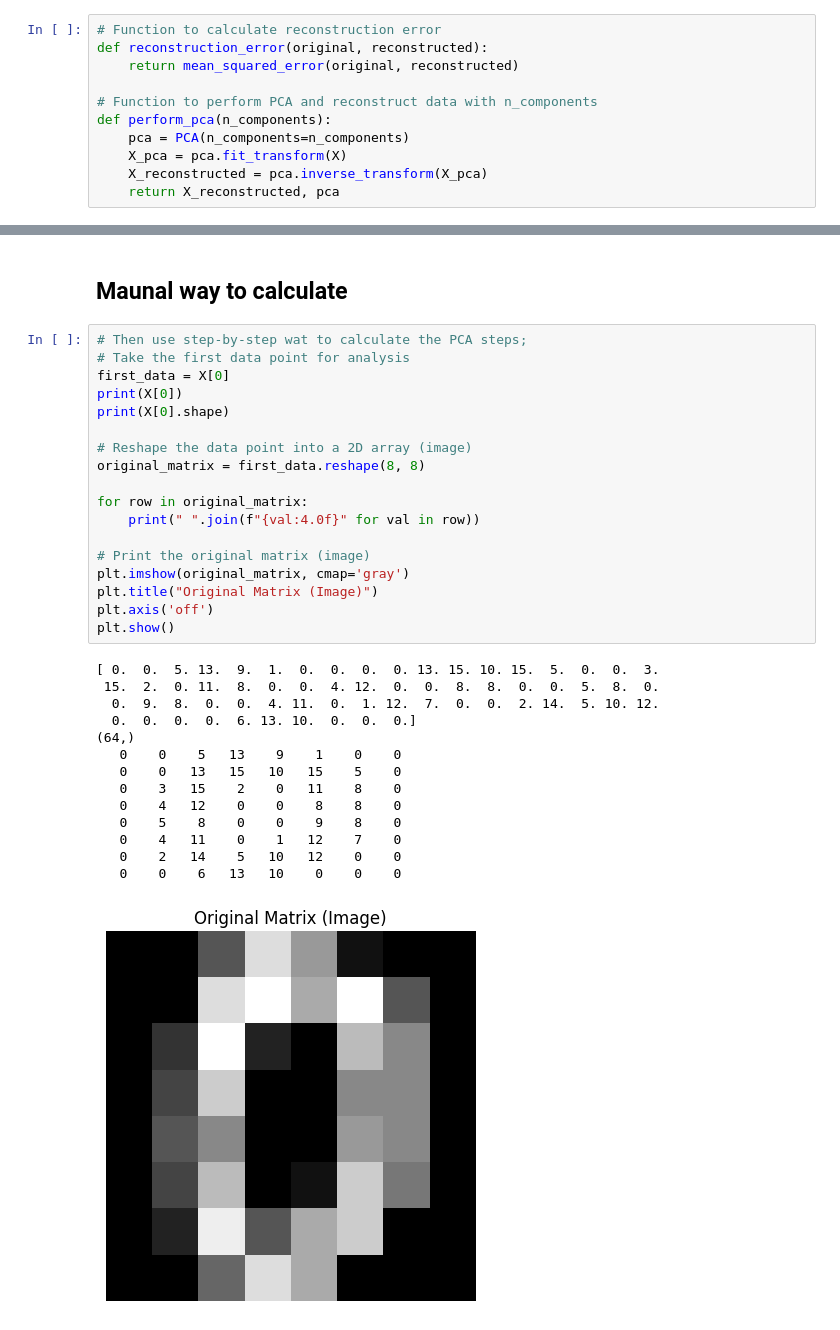
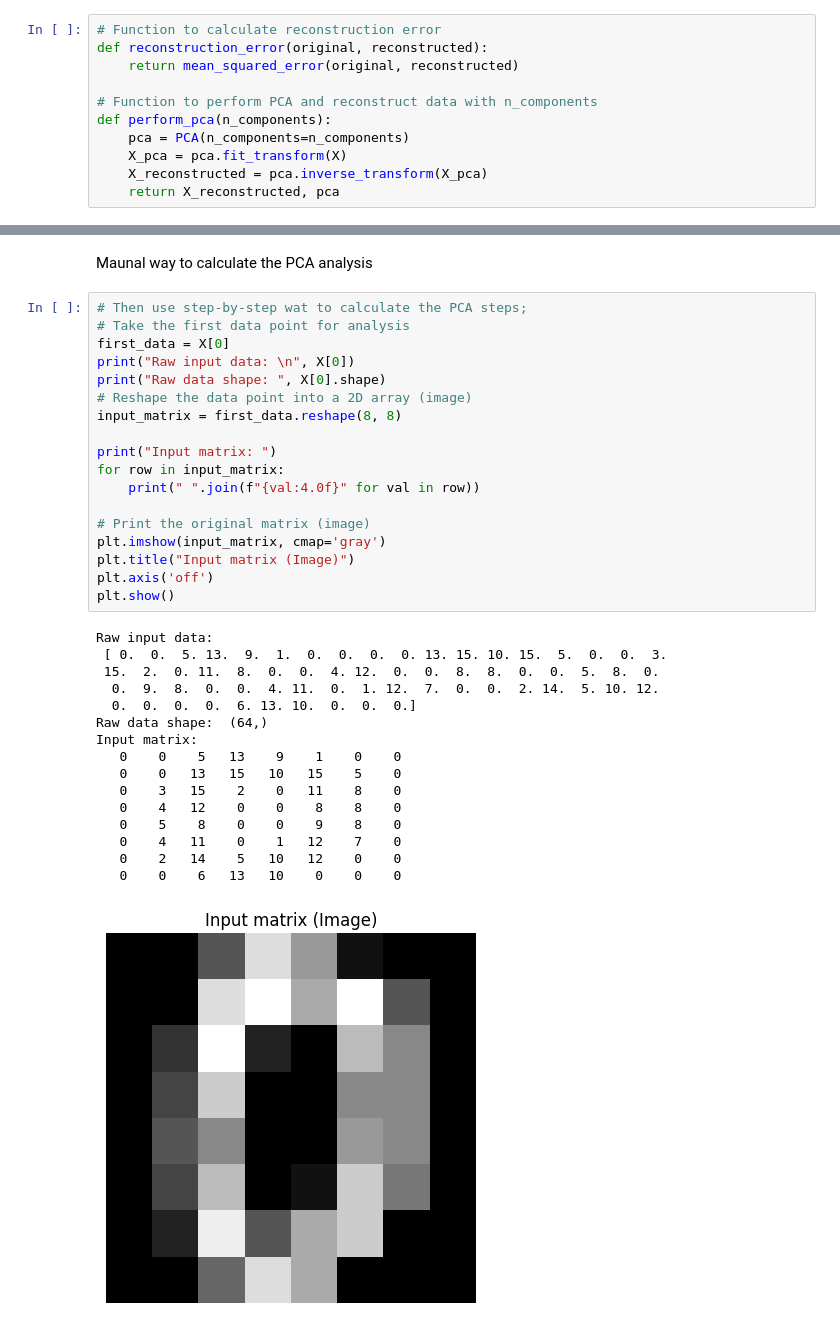
Before and after one commit to MengWoods/blog-notebook, a Jupyter notebook: 01-pca/Untitled.ipynb, the cells around one changed output, grey strips where cells are left out. Cells and saved outputs as stored; diff of their text form.

```diff
--- a/01-pca/Untitled.ipynb
+++ b/01-pca/Untitled.ipynb
@@ -128,37 +150,39 @@ Reconstruction Matrix of the First Data:
 # %% [markdown]
-## Maunal way to calculate
+Maunal way to calculate the PCA analysis
 # %%
 # Then use step-by-step wat to calculate the PCA steps;
 # Take the first data point for analysis
 first_data = X[0]
-print(X[0])
-print(X[0].shape)
+print("Raw input data: \n", X[0])
+print("Raw data shape: ", X[0].shape)
+# Reshape the data point into a 2D array (image)
+input_matrix = first_data.reshape(8, 8)
 
-# Reshape the data point into a 2D array (image)
-original_matrix = first_data.reshape(8, 8)
-
-for row in original_matrix:
+print("Input matrix: ")
+for row in input_matrix:
     print(" ".join(f"{val:4.0f}" for val in row))
 
 # Print the original matrix (image)
-plt.imshow(original_matrix, cmap='gray')
-plt.title("Original Matrix (Image)")
+plt.imshow(input_matrix, cmap='gray')
+plt.title("Input matrix (Image)")
 plt.axis('off')
 plt.show()
 # %% [output]
-[ 0.  0.  5. 13.  9.  1.  0.  0.  0.  0. 13. 15. 10. 15.  5.  0.  0.  3.
+Raw input data:
+ [ 0.  0.  5. 13.  9.  1.  0.  0.  0.  0. 13. 15. 10. 15.  5.  0.  0.  3.
  15.  2.  0. 11.  8.  0.  0.  4. 12.  0.  0.  8.  8.  0.  0.  5.  8.  0.
   0.  9.  8.  0.  0.  4. 11.  0.  1. 12.  7.  0.  0.  2. 14.  5. 10. 12.
   0.  0.  0.  0.  6. 13. 10.  0.  0.  0.]
-(64,)
+Raw data shape:  (64,)
+Input matrix:
    0    0    5   13    9    1    0    0
    0    0   13   15   10   15    5    0
    0    3   15    2    0   11    8    0
    0    4   12    0    0    8    8    0
    0    5    8    0    0    9    8    0
    0    4   11    0    1   12    7    0
    0    2   14    5   10   12    0    0
    0    0    6   13   10    0    0    0
-[figure, old version]
+[figure, new version]
 # %%
 # Transpose X
```
Also changed, not shown: parts of 10 cells of this notebook.
